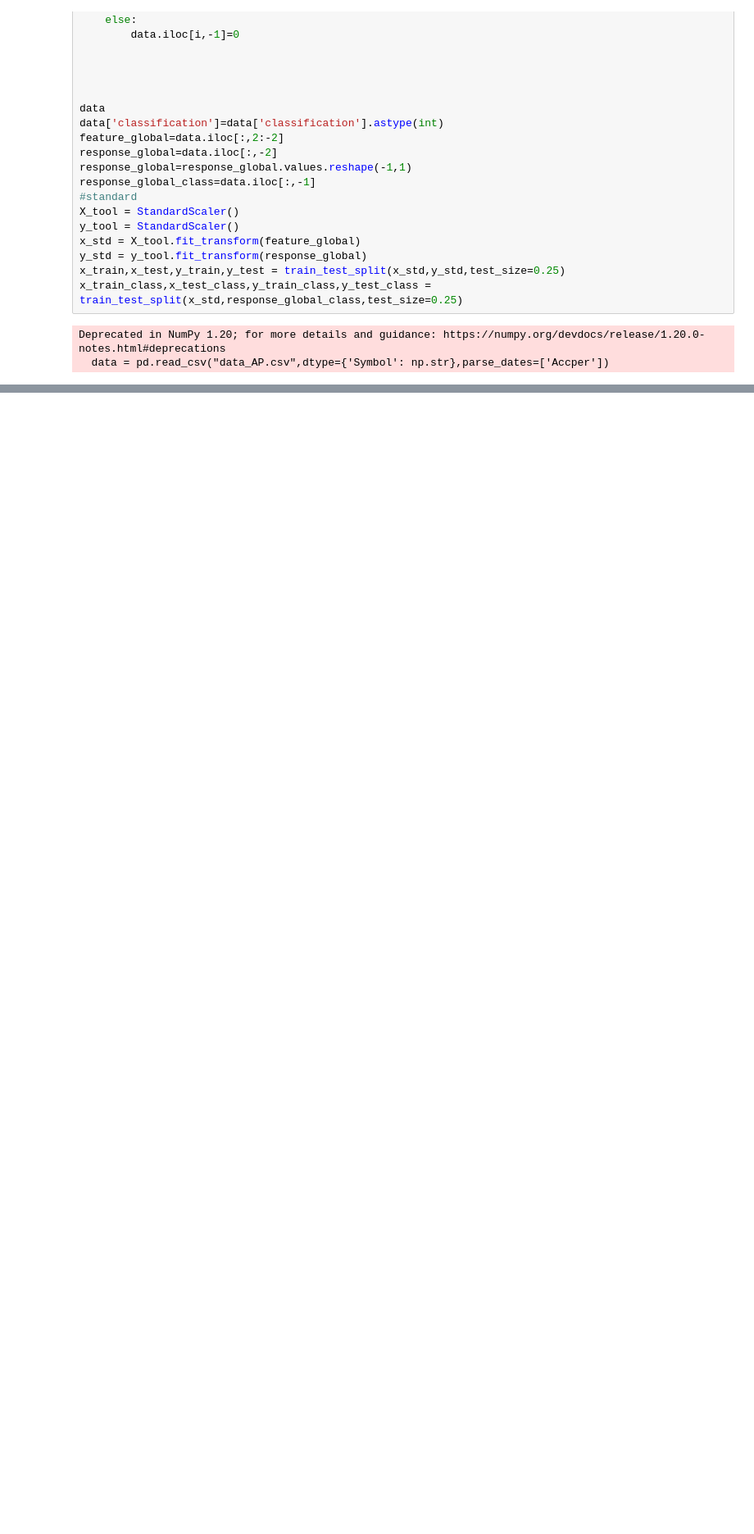
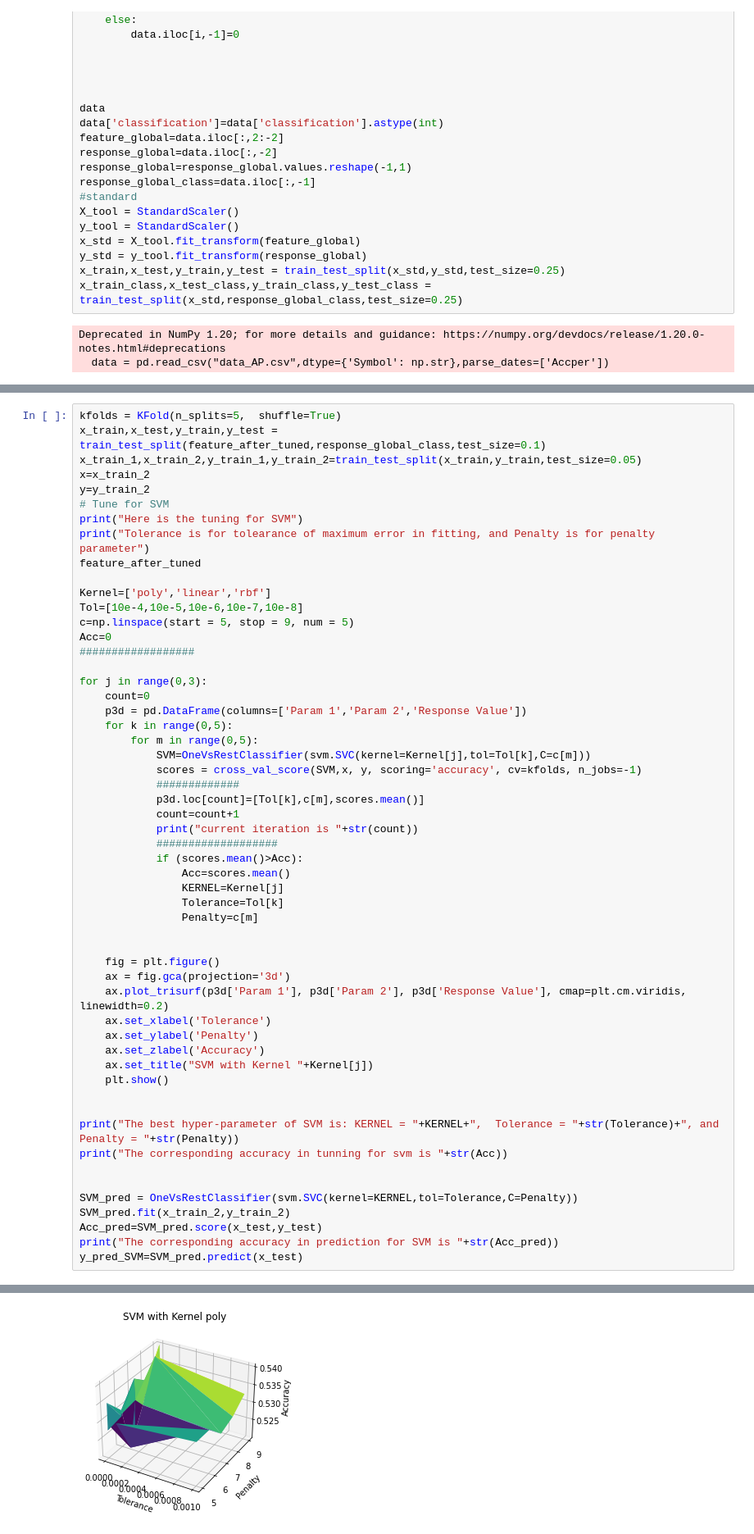
Before and after one commit to ese527team/Final_report, a Jupyter notebook: SVM.ipynb, the cells around one changed output, grey strips where cells are left out. Shown at 82% size. Saved outputs shown, nothing was run; the diff lists cells and outputs as text; blank space fills up the shorter version.

```diff
--- a/SVM.ipynb
+++ b/SVM.ipynb
@@ -452,0 +485,56 @@ The corresponding accuracy is 0.661356454871795
+# %%
+kfolds = KFold(n_splits=5,  shuffle=True)
+x_train,x_test,y_train,y_test = train_test_split(feature_after_tuned,response_global_class,test_size=0.1)
+x_train_1,x_train_2,y_train_1,y_train_2=train_test_split(x_train,y_train,test_size=0.05)
+x=x_train_2
+y=y_train_2
+# Tune for SVM
+print("Here is the tuning for SVM")
+print("Tolerance is for tolearance of maximum error in fitting, and Penalty is for penalty parameter")
+feature_after_tuned
+
+Kernel=['poly','linear','rbf']
+Tol=[10e-4,10e-5,10e-6,10e-7,10e-8]
+c=np.linspace(start = 5, stop = 9, num = 5)
+Acc=0
+##################
+
+for j in range(0,3):
+    count=0
+    p3d = pd.DataFrame(columns=['Param 1','Param 2','Response Value'])
+    for k in range(0,5):
+        for m in range(0,5):
+            SVM=OneVsRestClassifier(svm.SVC(kernel=Kernel[j],tol=Tol[k],C=c[m]))
+            scores = cross_val_score(SVM,x, y, scoring='accuracy', cv=kfolds, n_jobs=-1)
+            #############
+            p3d.loc[count]=[Tol[k],c[m],scores.mean()]
+            count=count+1
+            print("current iteration is "+str(count))
+            ###################
+            if (scores.mean()>Acc):
+                Acc=scores.mean()
+                KERNEL=Kernel[j]
+                Tolerance=Tol[k]
+                Penalty=c[m]
+
+
+    fig = plt.figure()
+    ax = fig.gca(projection='3d')
+    ax.plot_trisurf(p3d['Param 1'], p3d['Param 2'], p3d['Response Value'], cmap=plt.cm.viridis, linewidth=0.2)
+    ax.set_xlabel('Tolerance')
+    ax.set_ylabel('Penalty')
+    ax.set_zlabel('Accuracy')
+    ax.set_title("SVM with Kernel "+Kernel[j])
+    plt.show()
+
+
+print("The best hyper-parameter of SVM is: KERNEL = "+KERNEL+",  Tolerance = "+str(Tolerance)+", and Penalty = "+str(Penalty))
+print("The corresponding accuracy in tunning for svm is "+str(Acc))
+
+
+SVM_pred = OneVsRestClassifier(svm.SVC(kernel=KERNEL,tol=Tolerance,C=Penalty))
+SVM_pred.fit(x_train_2,y_train_2)
+Acc_pred=SVM_pred.score(x_test,y_test)
+print("The corresponding accuracy in prediction for SVM is "+str(Acc_pred))
+y_pred_SVM=SVM_pred.predict(x_test)
+# %% [output]
@@ -452,0 +558 @@ The corresponding accuracy is 0.661356454871795
+[figure, new version]
```
Also changed, not shown: parts of 11 cells of this notebook.
